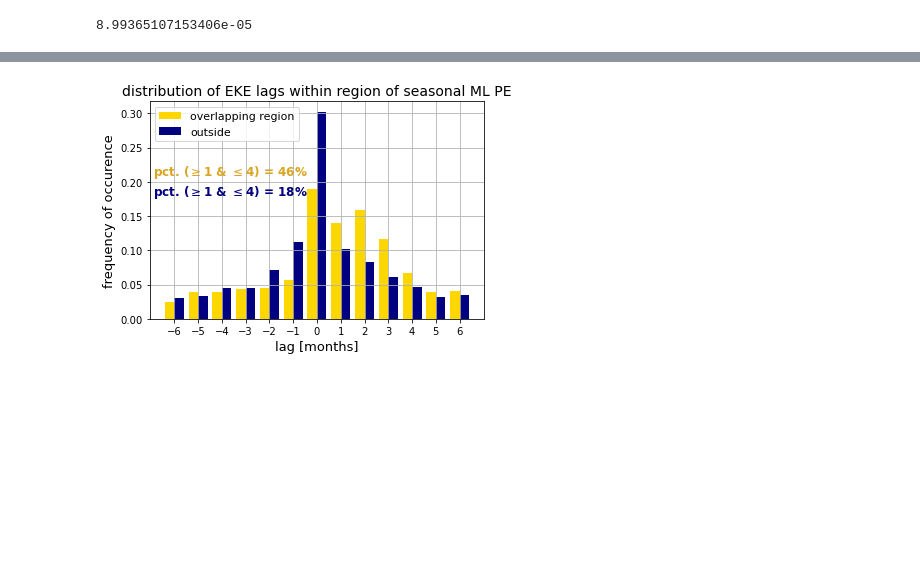
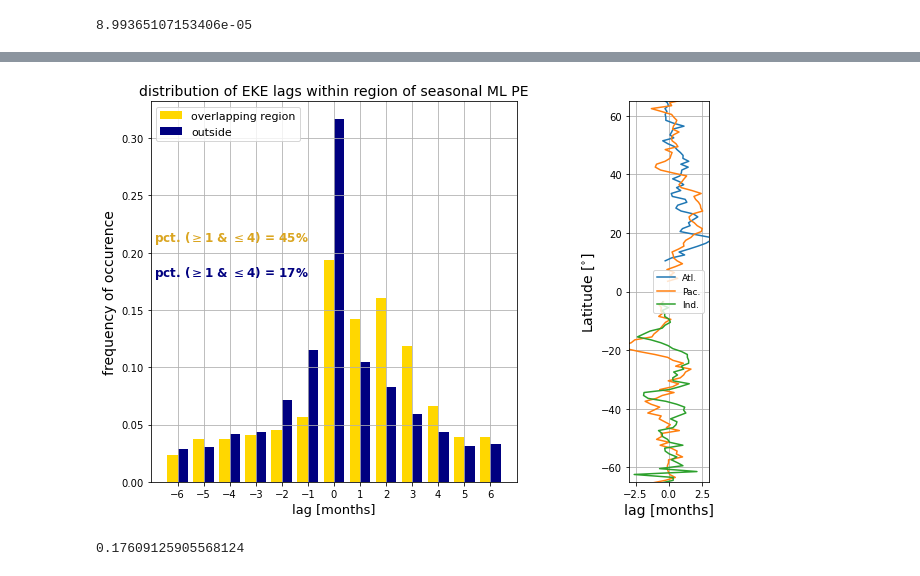
Before and after one commit to jakesteinberg/CPT, a Jupyter notebook: global_along_track_synthesis.ipynb, the cells around one changed output, grey strips where cells are left out. Saved outputs shown, nothing was run; the diff lists cells and outputs as text; code cells hidden in the pictures; blank space fills up the shorter version.

Commit message:
refining figures

```diff
--- a/global_along_track_synthesis.ipynb
+++ b/global_along_track_synthesis.ipynb
@@ -453,7 +453,7 @@ Using default N, N = 26 If d>2 or X is not pi then results might not be accurate
 # scales to map
 scale1 = np.where(coarsening_factors == 3)[0]
 scale2 = np.where(coarsening_factors == 15)[0]
-pct_diff_cutoff = 0.15
+pct_diff_cutoff = 0.25
 # find month that has most eke at each scale
 max_month_1 = np.nan * np.ones(np.shape(eke[0, :, :, 0]))
 max_month_2 = np.nan * np.ones(np.shape(eke[0, :, :, 0]))
@@ -972,0 +980,8 @@ f.savefig('/Users/jakesteinberg/Desktop/cpt_manuscript_figures/r2/region_overlap
+# %%
+mo_lag_smooth = np.nan * np.ones(np.shape(mo_lag))
+for i in range(np.shape(mo_lag)[1]):
+    ff1 = Filter('Gaussian', [mo_lag[i,:][None,:]], 1, 2, plot_filter=0)
+    mo_lag_smooth[i,:] = ff1[0]
+for j in range(np.shape(mo_lag)[2]):
+    ff1 = Filter('Gaussian', [mo_lag[:,j][None,:]], 1, 2, plot_filter=0)
+    mo_lag_smooth[:,j] = ff1[0]
@@ -980,34 +1014,61 @@ mo_lag_trim = np.transpose(mo_lag_ref[:,bi].copy())
 # mo_lag_trim[:, lat_eq] = np.nan
 # -- decide on what to do with nans
 # mo_lag_trim[np.isnan(mo_lag_trim)] = 0
 for i in range(len(overlap_x)):
     lag_list.append(mo_lag_trim[overlap_x[i],overlap_y[i]])
     pe_lag_list.append(pe_eke_lag[overlap_x[i], overlap_y[i]])
 for i in range(np.shape(test_m)[0]):
     if i < 1:
         outside_list = mo_lag_trim[i,test_m[i,:] < 1]
     else:
         outside_list = np.concatenate((outside_list, mo_lag_trim[i, test_m[i,:] < 1]))
 
-f, ax = plt.subplots()
+
+from matplotlib.gridspec import GridSpec
+fig = plt.figure(figsize=(10, 7))
+gs = GridSpec(1, 6, figure=fig)
+ax = fig.add_subplot(gs[:, 0:4])
+ax2 = fig.add_subplot(gs[:, 5:])
+
+# f, ax = plt.subplots()
 ax.hist([lag_list, outside_list],bins=[-6,-5,-4,-3,-2,-1,0,1,2,3,4,5,6,7], \
         density=True,align='left', color=['#FFD700', '#000080'], label=['overlapping region', 'outside']) # [-6,-5,-4,-3,-2,-1,0,1,2,3,4,5,6]
 # ax.hist(mo_lag_ref.flatten(),bins=np.arange(-10,10),density=True, align='right')
 # ax.set_ylim([0, 10000])
 ax.set_xticks(np.arange(-6,7,1))
 # ax.set_xticks(np.arange(0,7,1))
 # ax.set_xticklabels(np.arange(0,6,1))
 handles, labels = ax.get_legend_handles_labels()
 ll = ax.legend(handles, labels, fontsize=11,loc=2)
 ax.grid()
 ax.set_xlabel('lag [months]',fontsize=13)
-ax.set_ylabel('frequency of occurence',fontsize=13)
+ax.set_ylabel('frequency of occurence',fontsize=14)
 ax.set_title('distribution of EKE lags within region of seasonal ML PE',fontsize=14)
 in_lags = len(np.where((np.array([lag_list]) >= 1) & (np.array([lag_list]) <= 4))[0])/len(lag_list) # np.sum(~np.isnan(lag_list)) #
 out_lags = len(np.where((np.array([outside_list]) >= 1) & (np.array([outside_list]) <= 4))[0])/len(outside_list)
 ax.text(-6.9,.21,'pct. ($\geq$1 & $\leq$4) = ' + str(np.int(np.round(in_lags*100,0))) + '%',fontsize=12, color='#DAA520', fontweight='bold')
 ax.text(-6.9,.18,'pct. ($\geq$1 & $\leq$4) = ' + str(np.int(np.round(out_lags*100,0))) + '%',fontsize=12, color='#000080', fontweight='bold')
 
-f.savefig('/Users/jakesteinberg/Desktop/cpt_manuscript_figures/r2/pct_lag_in_pe_regions_apeRate.jpg', dpi=500)
+atl_in = np.where((lon_bin_c > 290) & (lon_bin_c < 350))[0]
+pac_in = np.where((lon_bin_c > 150) & (lon_bin_c < 240))[0]
+ind_in = np.where((lon_bin_c > 60) & (lon_bin_c < 120))[0]
+atl_lat = np.where((lat_bin_c > 10))[0]
+ind_lat = np.where(lat_bin_c < 0)[0]
+ind_lat = np.where(lat_bin_c < 0)[0]
+ax2.plot(np.nanmean(mo_lag[atl_in,:][:,atl_lat],axis=0),lat_bin_c[atl_lat],label='Atl.')
+ax2.plot(np.nanmean(mo_lag[pac_in,:],axis=0),lat_bin_c, label='Pac.')
+ax2.plot(np.nanmean(mo_lag[ind_in,:][:,ind_lat],axis=0),lat_bin_c[ind_lat], label='Ind.')
+ax2.legend(loc='middle left', fontsize=9)
+ax2.set_xlim([-3,3])
+ax2.set_ylim([-65, 65])
+ax2.set_ylabel('Latitude [$^{\circ}$]', fontsize=14)
+ax2.set_xlabel('lag [months]', fontsize=14)
+ax2.grid()
+
+# fig.savefig('/Users/jakesteinberg/Desktop/cpt_manuscript_figures/r2/pct_lag_in_pe_regions_apeRate_2.jpg', dpi=500)
 # %% [output]
-[figure, old version]
+[figure, new version]
+# %%
+np.log10(1.5)
+# %% [output]
+0.17609125905568124
```
Also changed, not shown: parts of 7 cells of this notebook.
